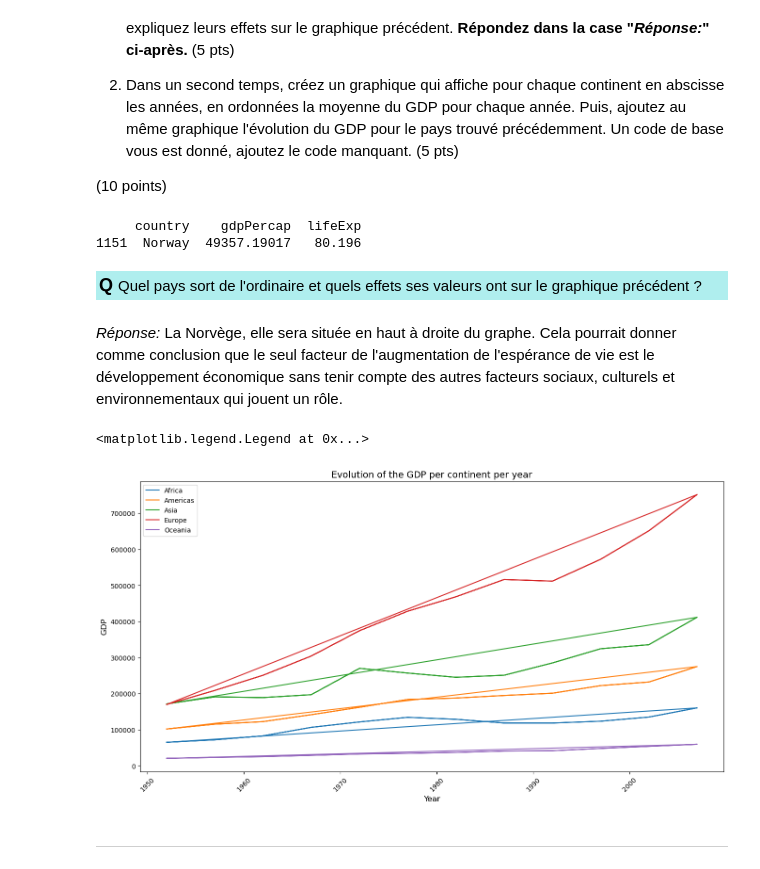
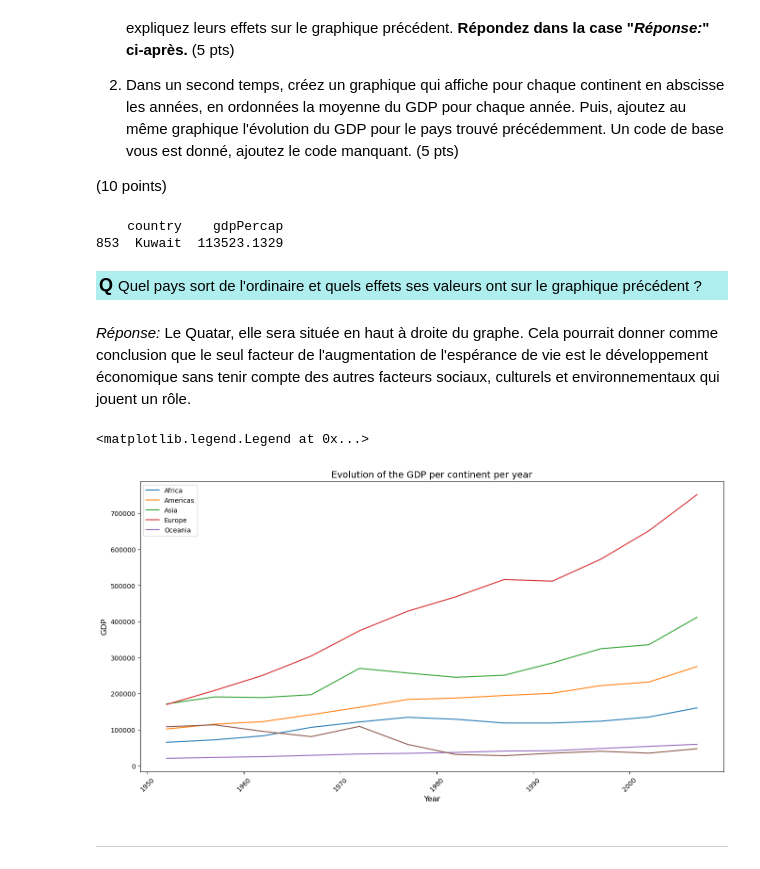
Before and after one commit to hliosone/data-science_scientific-tools, a Jupyter notebook: TP2_ISD_SA2024.ipynb, the cells around one changed output. Drawn from its saved outputs; the diff is of its cells as text; code cells hidden in the pictures.

```diff
--- a/TP2_ISD_SA2024.ipynb
+++ b/TP2_ISD_SA2024.ipynb
@@ -920,45 +920,43 @@ Text(0.5, 0.98, 'Scatter plot with life expectancy by gdpPercap by country for 1
 # %%
 # Votre code ici: pour obtenir valeurs particulières
 
-max_gdp = data[data['gdpPercap'] == data['gdpPercap'].max()]
-
-print(max_gdp[['country', 'gdpPercap', 'lifeExp']])
+max_gdp = df[df['gdpPercap'] == df['gdpPercap'].max()]
+print(max_gdp[['country', 'gdpPercap']])
 # %% [output]
-     country    gdpPercap  lifeExp
-1151  Norway  49357.19017   80.196
+    country    gdpPercap
+853  Kuwait  113523.1329
 # %% [markdown]
 <p style="background-color:#AFEEEE;padding:3px"><font size="4"><b>Q </b></font>Quel pays sort de l'ordinaire et quels effets ses valeurs ont sur le graphique précédent ?</p>
 # %% [markdown]
-*Réponse:* La Norvège, elle sera située en haut à droite du graphe. Cela pourrait donner comme conclusion que le seul facteur de l'augmentation de l'espérance de vie est le développement économique sans tenir compte des autres facteurs sociaux, culturels et environnementaux qui jouent un rôle.
+*Réponse:* Le Quatar, elle sera située en haut à droite du graphe. Cela pourrait donner comme conclusion que le seul facteur de l'augmentation de l'espérance de vie est le développement économique sans tenir compte des autres facteurs sociaux, culturels et environnementaux qui jouent un rôle.
 # %%
 # Votre code ici: graphique
 
 ax1 = (df
       # Complétez en vous inspirant des exercices précédents
       .loc[:, ['year', 'continent', 'gdpPercap']]
       .groupby(['year', 'continent'])
       .sum('gdpPercap')
       .unstack('continent')
       )
 
 
 
 ax2 = (df
-       # Complétez en vous inspirant des exercices précédents
-       .loc[:, ['year', 'continent', 'gdpPercap']]
-      .groupby(['year', 'continent'])
-      .sum('gdpPercap')
-      .unstack('continent')
+       .loc[df['country'] == 'Kuwait', ['year', 'gdpPercap']]
+       .groupby('year')
+       .sum('gdpPercap')
+       .rename(columns={'gdpPercap': 'Kuwait'})
       )
 
 ax = pd.concat([ax1,ax2]).plot(rot=45, figsize=(16, 8))
 ax.set_xlabel('Year', fontsize=12)
 ax.set_ylabel('GDP', fontsize=12)
 ax.set_title('Evolution of the GDP per continent per year', fontsize=14)
 ax.legend(sorted(df['continent'].unique())) # Note: si le pays seul n'est pas sur la légende ça n'est pas grave
 # %% [output]
 <matplotlib.legend.Legend at 0x...>
-[figure, old version]
+[figure, new version]
 # %% [markdown]
 ---
 # %% [markdown]
```
